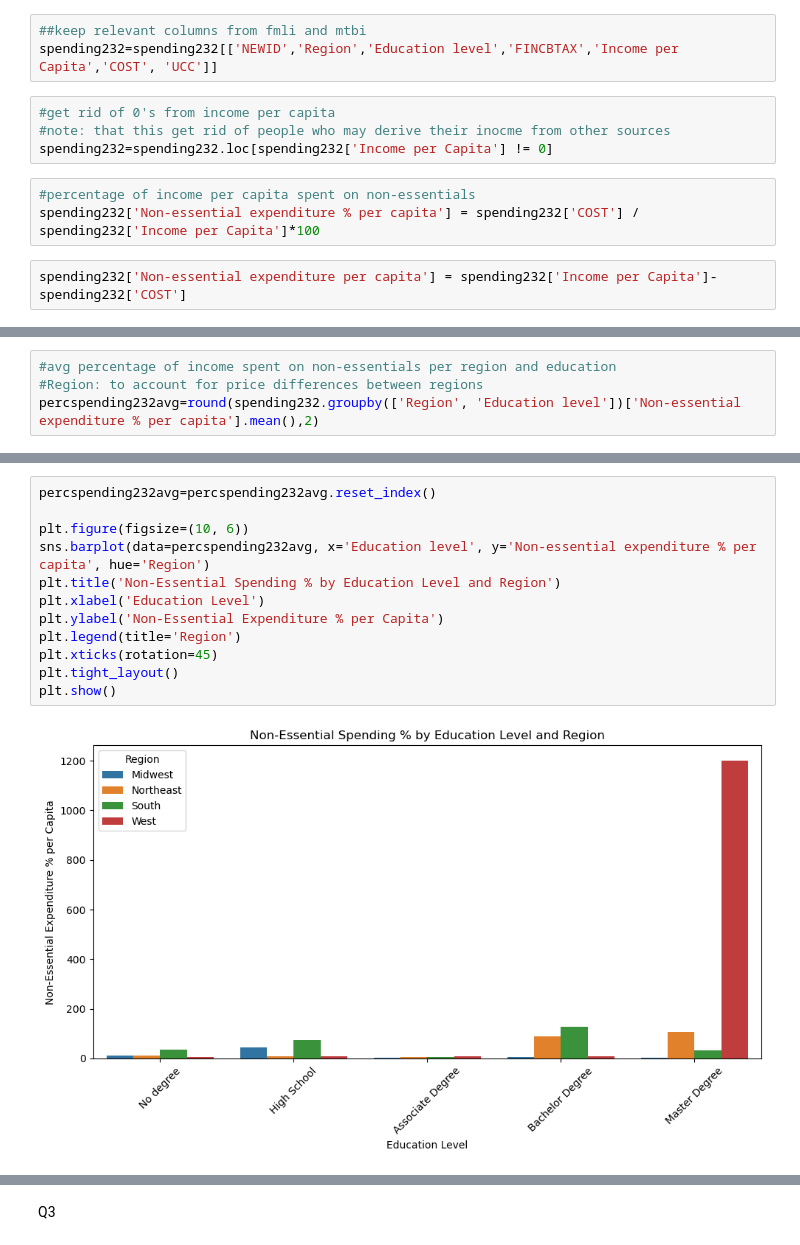
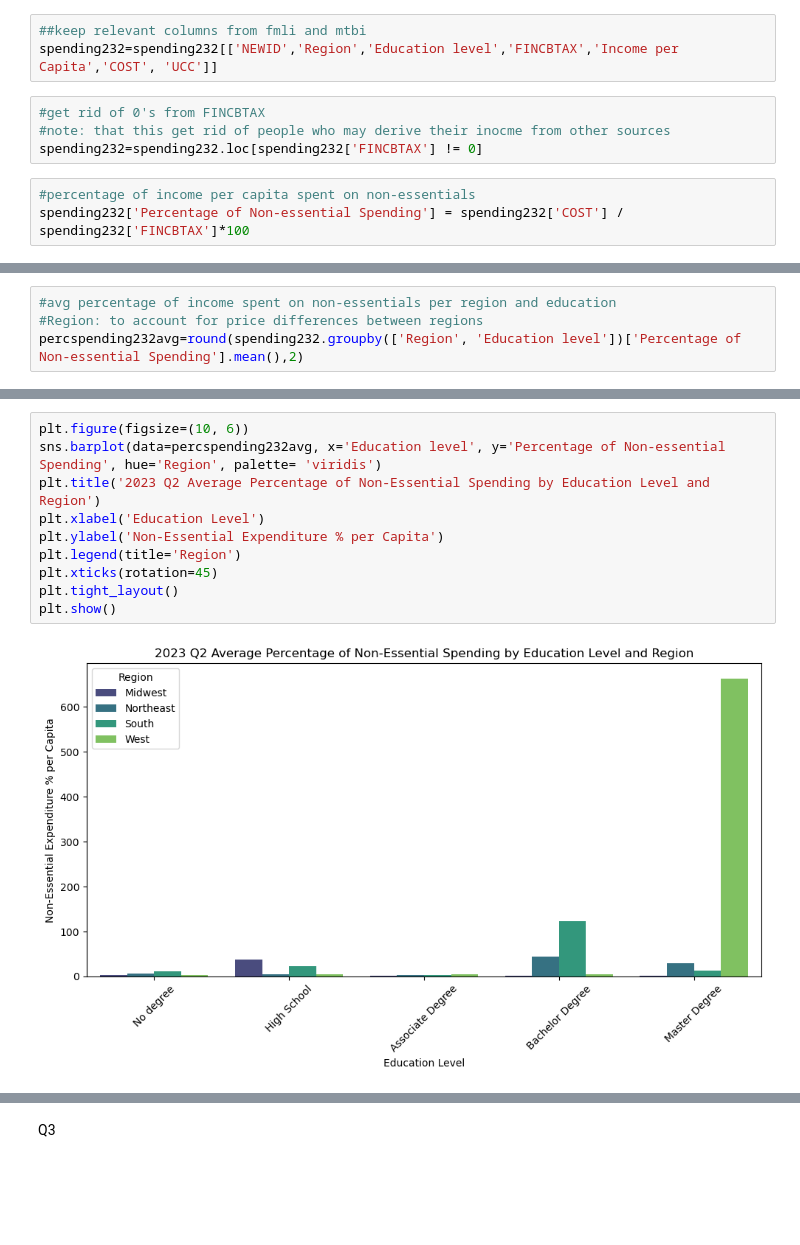
Before and after one commit to Leslygcruz/Educationproj, a Jupyter notebook: Education_capstone.ipynb, the cells around one changed output, grey strips where cells are left out. Saved outputs shown, nothing was run; the diff lists cells and outputs as text; blank space fills up the shorter version.

```diff
--- a/Education_capstone.ipynb
+++ b/Education_capstone.ipynb
@@ -700,11 +775,9 @@ spending232= pd.merge(fmli232spending, mtbi232, on= 'NEWID', how='inner')
 ##keep relevant columns from fmli and mtbi
 spending232=spending232[['NEWID','Region','Education level','FINCBTAX','Income per Capita','COST', 'UCC']]
 # %%
-#get rid of 0's from income per capita
+#get rid of 0's from FINCBTAX
 #note: that this get rid of people who may derive their inocme from other sources
-spending232=spending232.loc[spending232['Income per Capita'] != 0]
+spending232=spending232.loc[spending232['FINCBTAX'] != 0]
 # %%
 #percentage of income per capita spent on non-essentials
-spending232['Non-essential expenditure % per capita'] = spending232['COST'] / spending232['Income per Capita']*100
+spending232['Percentage of Non-essential Spending'] = spending232['COST'] / spending232['FINCBTAX']*100
-# %%
-spending232['Non-essential expenditure per capita'] = spending232['Income per Capita']-spending232['COST']
@@ -715,5 +784,5 @@ spending232.shape[0]
 # %%
 #avg percentage of income spent on non-essentials per region and education
 #Region: to account for price differences between regions
-percspending232avg=round(spending232.groupby(['Region', 'Education level'])['Non-essential expenditure % per capita'].mean(),2)
+percspending232avg=round(spending232.groupby(['Region', 'Education level'])['Percentage of Non-essential Spending'].mean(),2)
 # %%
@@ -739,17 +809,15 @@ Name: Non-essential expenditure % per capita, dtype: float64
 # %%
-percspending232avg=percspending232avg.reset_index()
-
 plt.figure(figsize=(10, 6))
-sns.barplot(data=percspending232avg, x='Education level', y='Non-essential expenditure % per capita', hue='Region')
-plt.title('Non-Essential Spending % by Education Level and Region')
+sns.barplot(data=percspending232avg, x='Education level', y='Percentage of Non-essential Spending', hue='Region', palette= 'viridis')
+plt.title('2023 Q2 Average Percentage of Non-Essential Spending by Education Level and Region')
 plt.xlabel('Education Level')
 plt.ylabel('Non-Essential Expenditure % per Capita')
 plt.legend(title='Region')
 plt.xticks(rotation=45)
 plt.tight_layout()
 plt.show()
 # %% [output]
-[figure, old version]
+[figure, new version]
 # %%
 #median percentage of income spent on non-essentials per region and education
 #Region: to account for price differences between regions
```
Also changed, not shown: parts of 47 cells of this notebook.
